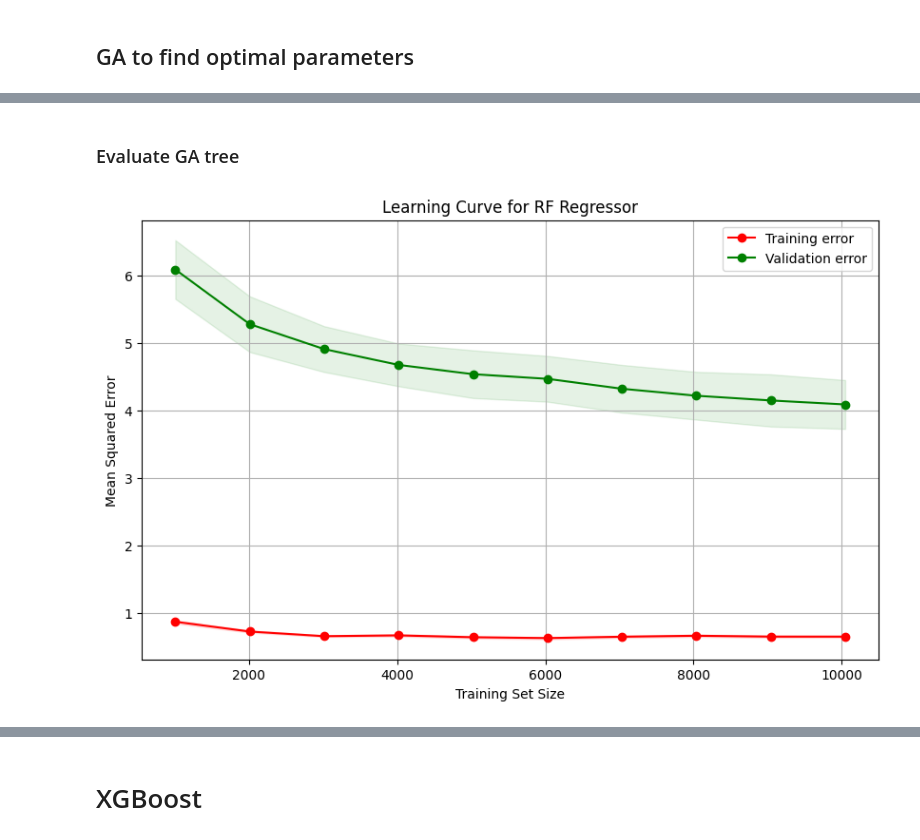
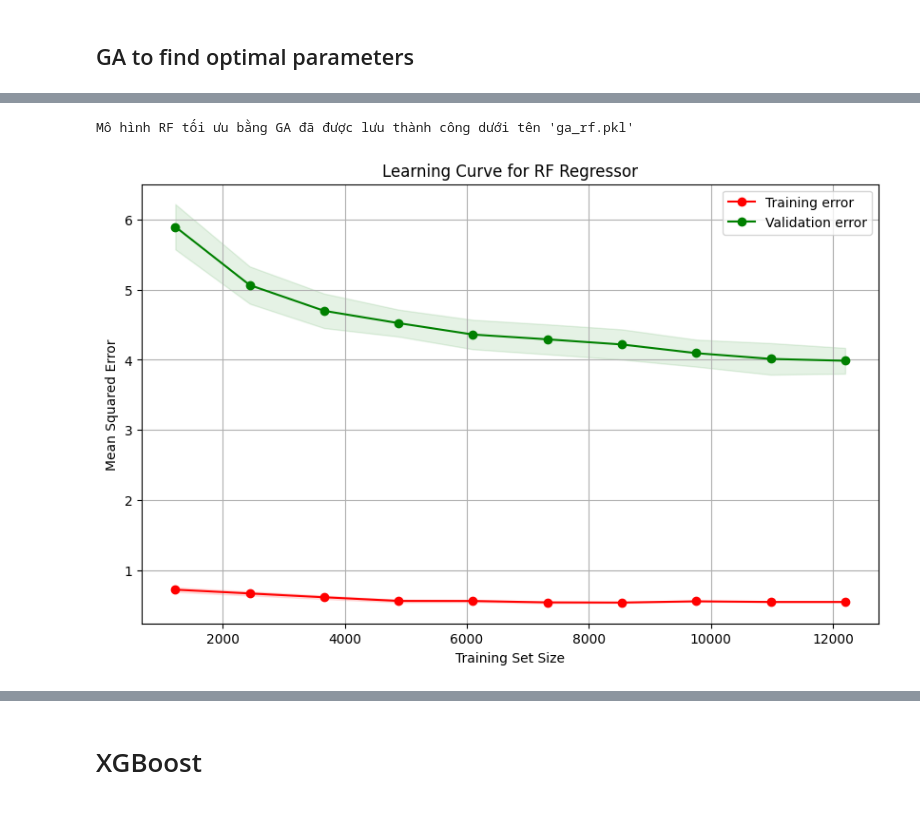
Before and after one commit to nttrung612/Football_Players_Rating_Prediction, a Jupyter notebook: ensemble.ipynb, the cells around one changed output, grey strips where cells are left out. Cells and saved outputs as stored; diff of their text form; code cells hidden in the pictures.

```diff
--- a/ensemble.ipynb
+++ b/ensemble.ipynb
@@ -115,9 +306,9 @@ MAE trung bình: 1.360 ± 0.023
 ## GA to find optimal parameters
 # %%
 def create_individual():
-    n_estimators = np.random.randint(100, 350)
+    n_estimators = np.random.randint(100, 300)
     max_depth = np.random.randint(5, 25)
-    min_samples_split = np.random.randint(2, 100)
+    min_samples_split = np.random.randint(2, 50)
     max_features = np.random.choice(['sqrt', 'log2', None])
     return [n_estimators, max_depth, min_samples_split, max_features]
 
@@ -148,10 +339,10 @@ def crossover(ind1, ind2, crossover_rate=0.9):
         child2 = ind2[:crossover_point] + ind1[crossover_point:]
     return child1, child2
 
-def mutate(individual, muatate_rate=0.05):
+def mutate(individual, mutate_rate=0.05):
     mutated = individual[:]
     for i in range(len(mutated)):
-        if np.random.rand() < muatate_rate:
+        if np.random.rand() < mutate_rate:
             mutated[i] = create_individual()[i]
     return mutated
 # %%
@@ -160,13 +351,14 @@ def GA(pop_size, generations, generations_values, fitness_values):
 
     for generation in range(generations):
         scores = [fitness(ind) for ind in population]
+        sorted_scores = sorted(scores, key=lambda x: x[0])
         sorted_population = [ind for ind, score in sorted(zip(population, scores), key=lambda x: x[1])]
 
-        print(f'Generation {generation + 1}: Best MSE: {scores[0][0]:.3f}')
+        print(f'\nGeneration {generation + 1}: Best MSE: {sorted_scores[0][0]:.3f}')
         print(f'Solution: {sorted_population[0]}')
 
         generations_values.append(generation + 1)
-        fitness_values.append(scores[0][0])
+        fitness_values.append(sorted_scores[0][0])
 
         # Elitism
         parents = sorted_population[:5]
@@ -193,11 +385,12 @@ def GA(pop_size, generations, generations_values, fitness_values):
         population = next_generation
 
     scores = [fitness(ind) for ind in population]
+    sorted_scores = sorted(scores, key=lambda x: x[0])
     sorted_population = [ind for ind, score in sorted(zip(population, scores), key=lambda x: x[1])]
     return sorted_population[0]
 # %%
 pop_size = 50
-generations = 50
+generations = 30
 
 generation_values = []
 fitness_values = []
@@ -236,5 +433,5 @@ plt.show()
 # %%
-model = Pipeline([
+ga_model = Pipeline([
     ('te', TargetEncoder(cols=['nationality'])),
     ('rf', RandomForestRegressor(
         n_estimators=best_individual[0],
@@ -244,7 +441,7 @@ model = Pipeline([
         random_state=42
     ))
 ])
-model.fit(X_train, y_train)
+ga_model.fit(X_train, y_train)
 # %% [output]
 Pipeline(steps=[('te', TargetEncoder(cols=['nationality'])),
                 ('rf',
@@ -297,38 +493,45 @@ importance_df.T
-# %% [markdown]
-### Evaluate GA tree
+# %%
+ga_rf = ga_model.named_steps['rf']
+
+import joblib
+
+joblib.dump(ga_rf, 'ga_rf.pkl')
+print("Mô hình RF tối ưu bằng GA đã được lưu thành công dưới tên 'ga_rf.pkl'")
+# %% [output]
+Mô hình RF tối ưu bằng GA đã được lưu thành công dưới tên 'ga_rf.pkl'
 # %%
 from sklearn.model_selection import learning_curve
 
 train_sizes, train_scores, test_scores = learning_curve(
-    model,
+    ga_model,
     X_train,
     y_train,
     cv=KFold(n_splits=5, shuffle=True, random_state=42),
     scoring='neg_mean_squared_error',
     train_sizes=np.linspace(0.1, 1.0, 10),
     n_jobs=-1
 )
 
 train_scores_mean = -np.mean(train_scores, axis=1)
 train_scores_std = np.std(train_scores, axis=1)
 test_scores_mean = -np.mean(test_scores, axis=1)
 test_scores_std = np.std(test_scores, axis=1)
 
 plt.figure(figsize=(10, 6))
 plt.title("Learning Curve for RF Regressor")
 plt.xlabel("Training Set Size")
 plt.ylabel("Mean Squared Error")
 
 plt.fill_between(train_sizes, train_scores_mean - train_scores_std,
                  train_scores_mean + train_scores_std, alpha=0.1, color="r")
 plt.fill_between(train_sizes, test_scores_mean - test_scores_std,
                  test_scores_mean + test_scores_std, alpha=0.1, color="g")
 
 plt.plot(train_sizes, train_scores_mean, 'o-', color="r", label="Training error")
 plt.plot(train_sizes, test_scores_mean, 'o-', color="g", label="Validation error")
 
 plt.legend(loc="best")
 plt.grid()
 plt.show()
 # %% [output]
-[figure, old version]
+[figure, new version]
```
Also changed, not shown: parts of 60 cells of this notebook.
